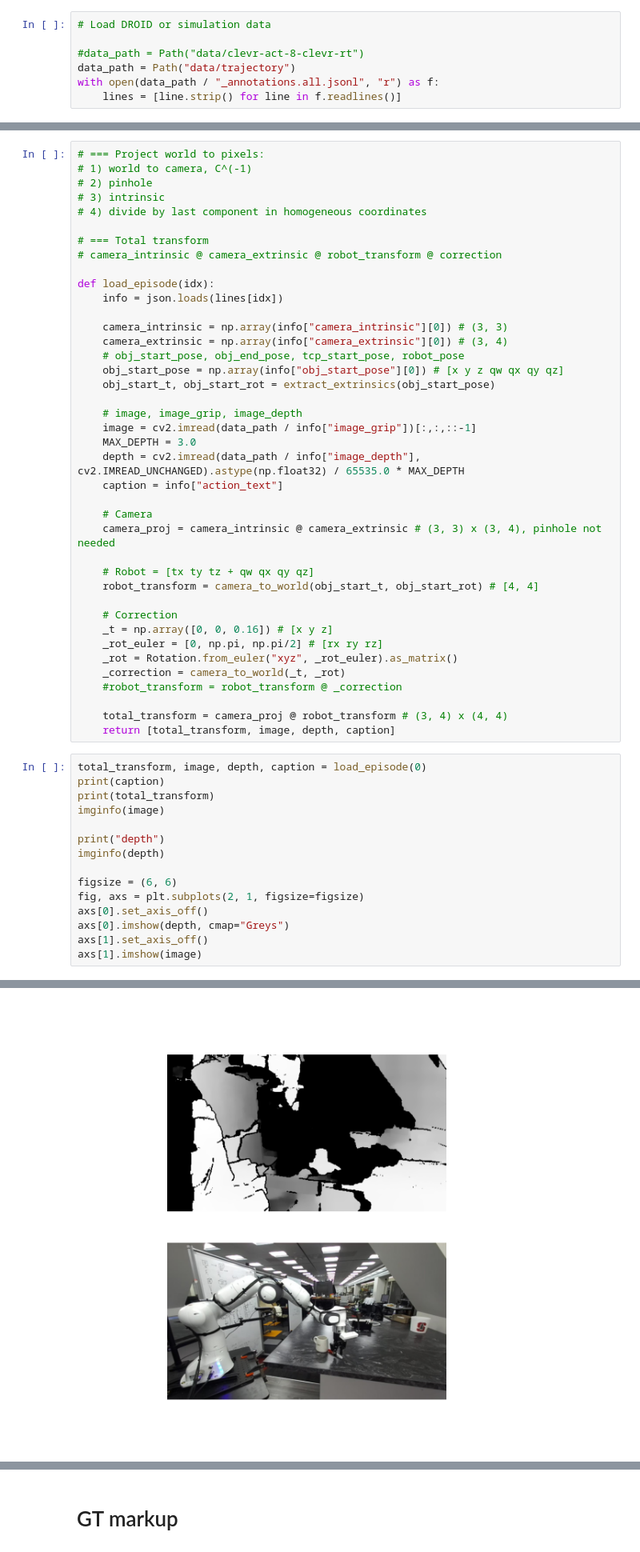
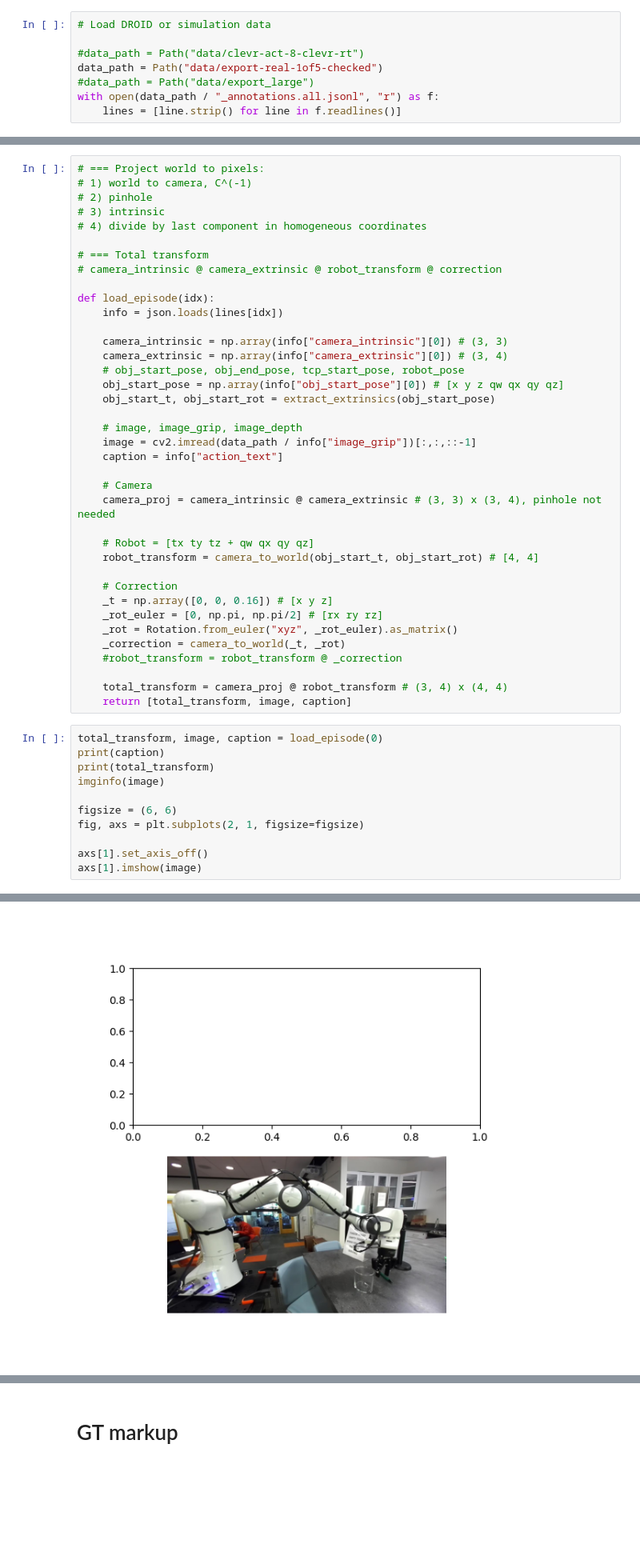
Before and after one commit to maximelianos/python-example-droid-dataset, a Jupyter notebook: test_real.ipynb, the cells around one changed output, grey strips where cells are left out. Shown at 80% size. Saved outputs shown, nothing was run; the diff lists cells and outputs as text; blank space fills up the shorter version.

```diff
--- a/test_real.ipynb
+++ b/test_real.ipynb
@@ -13,6 +13,7 @@ imginfo = lambda img: print(type(img), img.dtype, img.shape, img.min(), img.max(
 # Load DROID or simulation data
 
 #data_path = Path("data/clevr-act-8-clevr-rt")
-data_path = Path("data/trajectory")
+data_path = Path("data/export-real-1of5-checked")
+#data_path = Path("data/export_large")
 with open(data_path / "_annotations.all.jsonl", "r") as f:
     lines = [line.strip() for line in f.readlines()]
@@ -82,8 +87,6 @@ def load_episode(idx):
 
     # image, image_grip, image_depth
     image = cv2.imread(data_path / info["image_grip"])[:,:,::-1]
-    MAX_DEPTH = 3.0
-    depth = cv2.imread(data_path / info["image_depth"], cv2.IMREAD_UNCHANGED).astype(np.float32) / 65535.0 * MAX_DEPTH
     caption = info["action_text"]
 
     # Camera
@@ -100,20 +103,16 @@ def load_episode(idx):
     #robot_transform = robot_transform @ _correction
 
     total_transform = camera_proj @ robot_transform # (3, 4) x (4, 4)
-    return [total_transform, image, depth, caption]
+    return [total_transform, image, caption]
 # %%
-total_transform, image, depth, caption = load_episode(0)
+total_transform, image, caption = load_episode(0)
 print(caption)
 print(total_transform)
 imginfo(image)
 
-print("depth")
-imginfo(depth)
-
 figsize = (6, 6)
 fig, axs = plt.subplots(2, 1, figsize=figsize)
-axs[0].set_axis_off()
-axs[0].imshow(depth, cmap="Greys")
+
 axs[1].set_axis_off()
 axs[1].imshow(image)
 # %% [output]
@@ -127,5 +124,5 @@ depth
 <matplotlib.image.AxesImage at 0x...>
-[figure, old version]
+[figure, new version]
 # %%
 from PIL import ImageDraw
 
```
Also changed, not shown: parts of 10 cells of this notebook, 2 other files.
